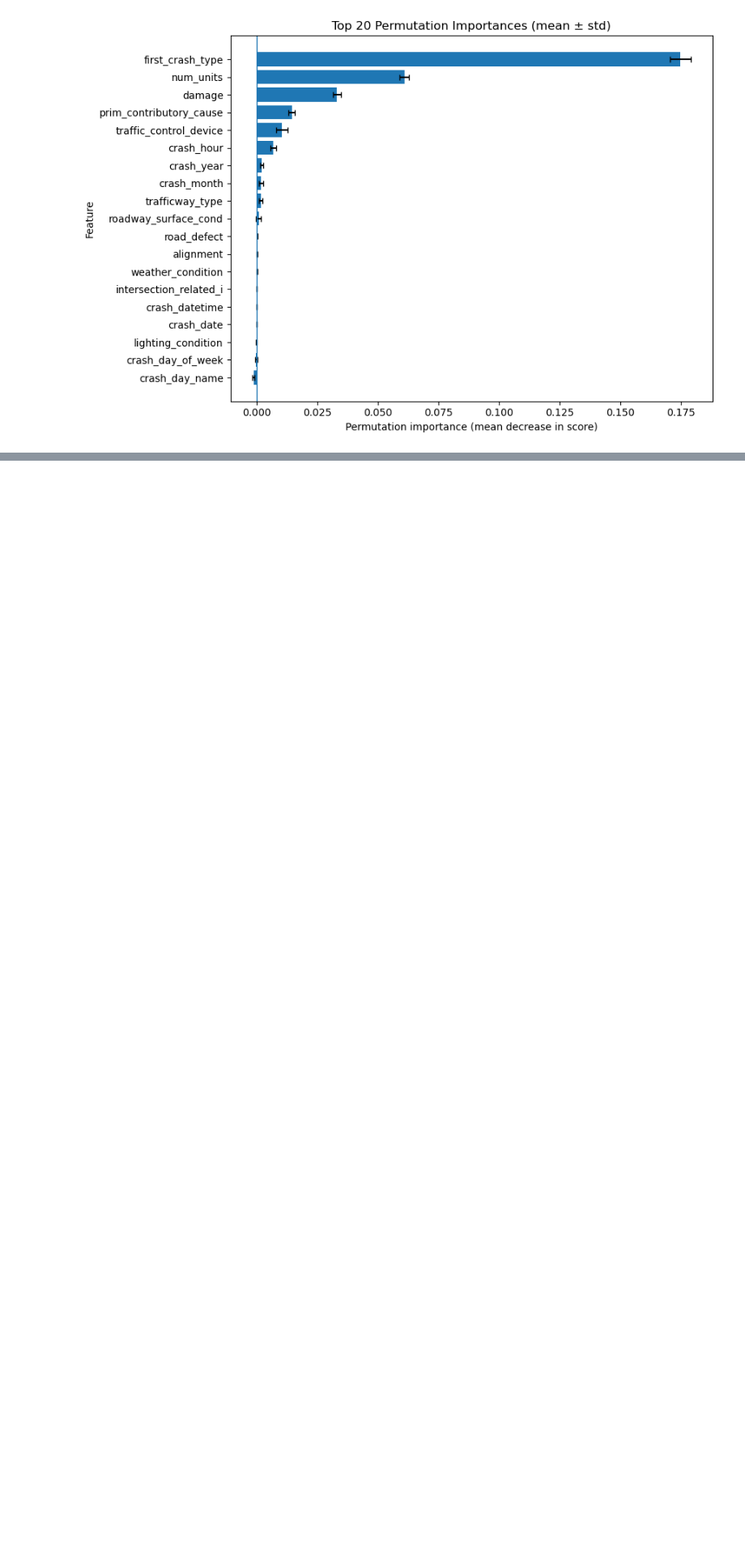
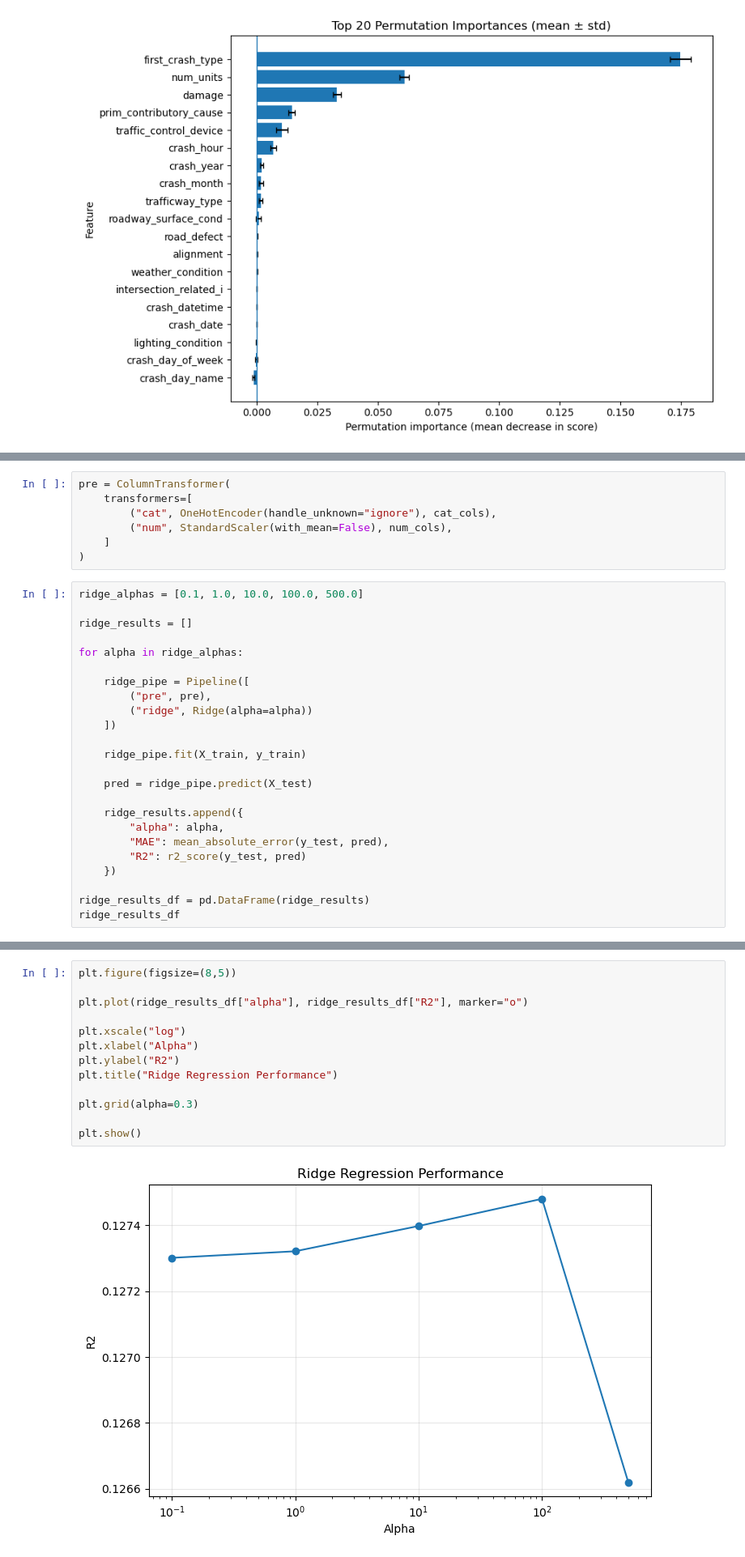
Before and after one commit to Zihao-Sheng/DATA552Project_Group5, a Jupyter notebook: notebook/Model_Building.ipynb, the cells around one changed output, grey strips where cells are left out. Shown: that part at 81% size. Saved outputs shown, nothing was run; the diff lists cells and outputs as text; blank space fills up the shorter version.

Commit message:
add lasso and ridge model

```diff
--- a/notebook/Model_Building.ipynb
+++ b/notebook/Model_Building.ipynb
@@ -181,0 +256,31 @@ plt.show()
+# %%
+pre = ColumnTransformer(
+    transformers=[
+        ("cat", OneHotEncoder(handle_unknown="ignore"), cat_cols),
+        ("num", StandardScaler(with_mean=False), num_cols),
+    ]
+)
+# %%
+ridge_alphas = [0.1, 1.0, 10.0, 100.0, 500.0]
+
+ridge_results = []
+
+for alpha in ridge_alphas:
+
+    ridge_pipe = Pipeline([
+        ("pre", pre),
+        ("ridge", Ridge(alpha=alpha))
+    ])
+
+    ridge_pipe.fit(X_train, y_train)
+
+    pred = ridge_pipe.predict(X_test)
+
+    ridge_results.append({
+        "alpha": alpha,
+        "MAE": mean_absolute_error(y_test, pred),
+        "R2": r2_score(y_test, pred)
+    })
+
+ridge_results_df = pd.DataFrame(ridge_results)
+ridge_results_df
@@ -181,0 +399,15 @@ plt.show()
+# %%
+plt.figure(figsize=(8,5))
+
+plt.plot(ridge_results_df["alpha"], ridge_results_df["R2"], marker="o")
+
+plt.xscale("log")
+plt.xlabel("Alpha")
+plt.ylabel("R2")
+plt.title("Ridge Regression Performance")
+
+plt.grid(alpha=0.3)
+
+plt.show()
+# %% [output]
+[figure, added]
```
Also changed, not shown: parts of 21 cells of this notebook.
